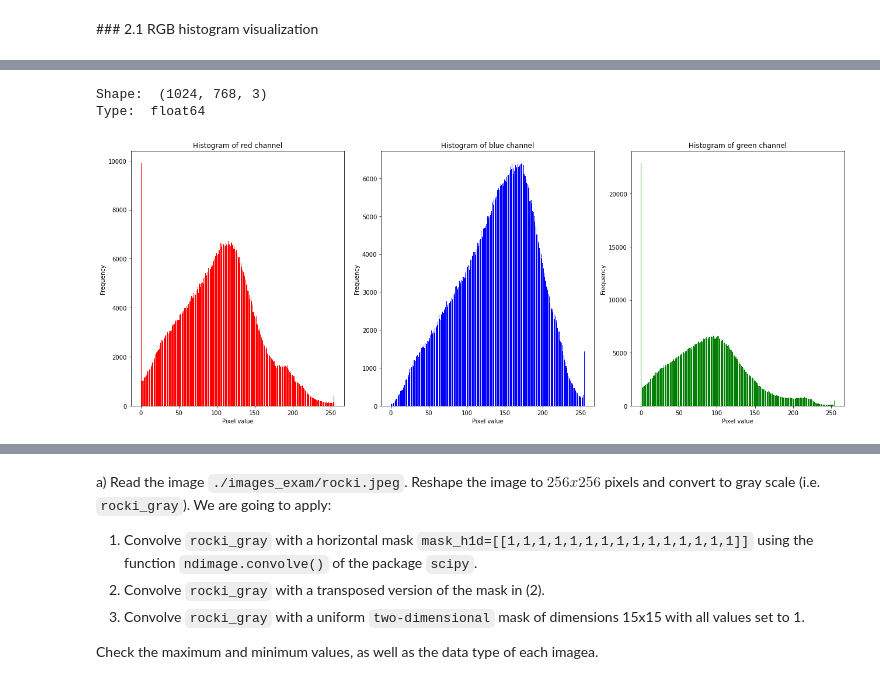
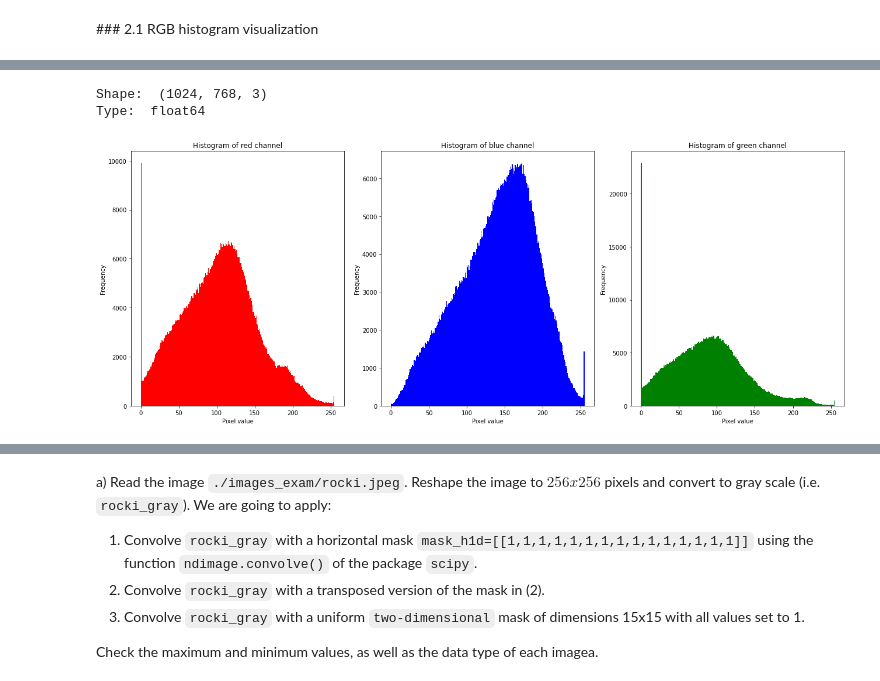
Before and after one commit to dacxjo/computer_vision, a Jupyter notebook: Labs/p2/p2_2022-23.ipynb, the cells around one changed output, grey strips where cells are left out. Cells and saved outputs as stored; diff of their text form; code cells hidden in the pictures.

```diff
--- a/Labs/p2/p2_2022-23.ipynb
+++ b/Labs/p2/p2_2022-23.ipynb
@@ -53,24 +53,24 @@ from matplotlib import pyplot as plt # useful for plotting images on iPython or
 # %%
 #your solution
 q1_img = io.imread('./images_notebook/rocki.jpeg').astype(float)
 
 fig = plt.figure(figsize=(18,7))
 
 colors = ["red", "blue", "green"]
 for i in range(q1_img.shape[2]):
     channel = q1_img[:, :, i]
     hst = histogram(channel)
     fig.add_subplot(1,3,i+1)
-    plt.bar(hst[1], hst[0], color=colors[i])
+    plt.bar(hst[1], hst[0], width=1, color=colors[i])
     plt.xlabel('Pixel value')
     plt.ylabel('Frequency')
     plt.title('Histogram of ' + colors[i] + ' channel')
 
 print("Shape: ", q1_img.shape)
 print("Type: ", q1_img.dtype)
 plt.tight_layout()
 plt.show()
 # %% [output]
 Shape:  (1024, 768, 3)
 Type:  float64
-[figure, old version]
+[figure, new version]
```
Also changed, not shown: parts of 7 cells of this notebook.
